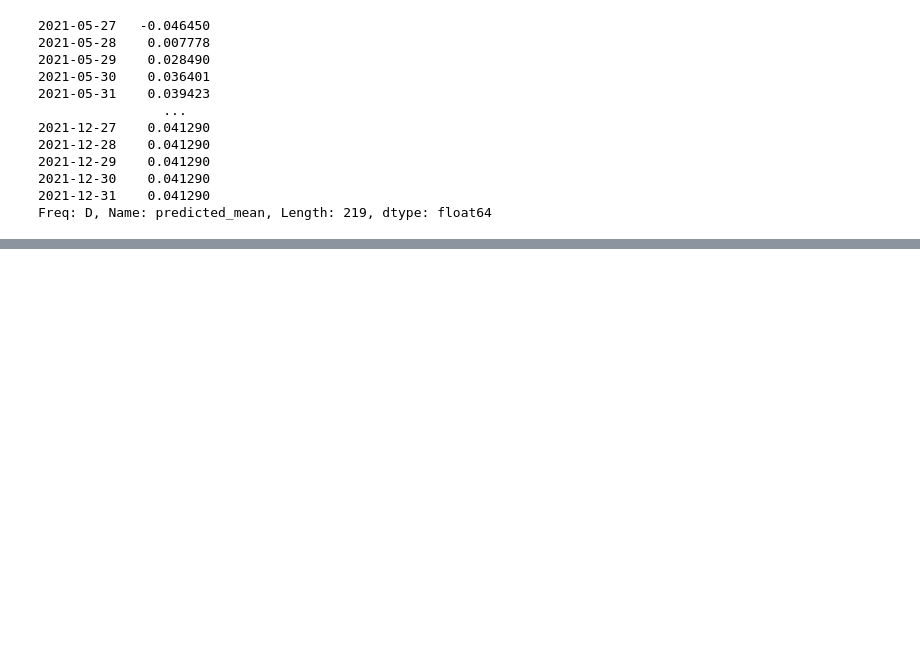
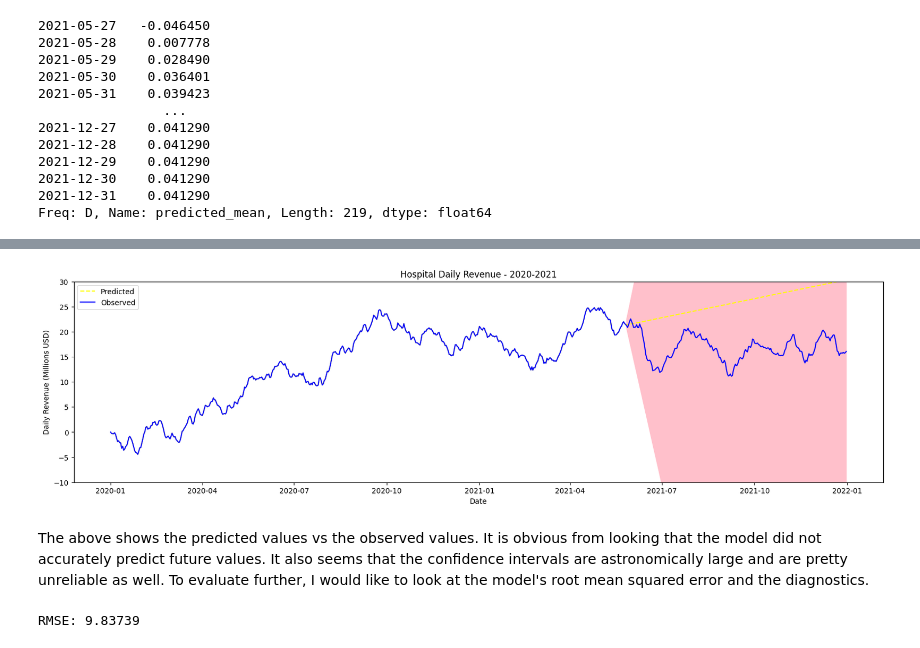
Before and after one commit to CGRowe96/WGU_MSDA, a Jupyter notebook: Untitled-1.ipynb, the cells around one changed output, grey strips where cells are left out. Cells and saved outputs as stored; diff of their text form; code cells hidden in the pictures; blank space fills up the shorter version.

```diff
--- a/Untitled-1.ipynb
+++ b/Untitled-1.ipynb
@@ -359,0 +362,6 @@ Looking at the above, it seems like the model was not very effective at predicti
+# %%
+med_df_forecast = pd.DataFrame(forecast_med_rev.predicted_mean)
+med_df_forecast.rename(columns={'predicted_mean' : 'Revenue'}, inplace=True)
+forecast_df = pd.concat([X_train.copy(), med_df_forecast.copy()])
+forecast_df = forecast_df.cumsum()
+forecast_df
@@ -359,0 +382,3 @@ Looking at the above, it seems like the model was not very effective at predicti
+# %%
+conf_int = forecast_med_rev.conf_int()
+conf_int
@@ -359,0 +399,5 @@ Looking at the above, it seems like the model was not very effective at predicti
+# %%
+untrans_row = pd.DataFrame({'lower Revenue':[21.6392907], 'upper Revenue':[21.6392907],'date':['2021-05-26']})
+untrans_row['date'] = pd.to_datetime(untrans_row['date'])
+untrans_row.set_index('date',inplace=True)
+untrans_row
@@ -359,0 +408,5 @@ Looking at the above, it seems like the model was not very effective at predicti
+# %%
+conf_int = pd.concat([untrans_row, conf_int])
+conf_int = conf_int.cumsum()
+conf_int = conf_int.loc['2021-05-27' : '2021-12-31']
+conf_int
@@ -359,0 +427,21 @@ Looking at the above, it seems like the model was not very effective at predicti
+# %%
+plt.figure(figsize=[20,5])
+plt.title("Hospital Daily Revenue - 2020-2021")
+plt.xlabel("Date")
+plt.ylabel("Daily Revenue (Millions USD)")
+plt.plot(forecast_df, color='yellow', linestyle='dashed')
+plt.plot(med_df, color='blue')
+plt.fill_between(conf_int.index, conf_int['lower Revenue'], conf_int['upper Revenue'], color='pink')
+plt.ylim(-10,30)
+plt.legend(['Predicted','Observed'])
+plt.show();
+# %% [output]
+[figure, added]
+# %% [markdown]
+The above shows the predicted values vs the observed values. It is obvious from looking that the model did not accurately predict future values. It also seems that the confidence intervals are astronomically large and are pretty unreliable as well. To evaluate further, I would like to look at the model's root mean squared error and the diagnostics.
+# %%
+rmse = mean_squared_error(med_df.loc['2021-05-27' : '2021-12-31'], forecast_df.Revenue.loc['2021-05-27' : '2021-12-31'])
+rmse = np.sqrt(rmse)
+print(f"RMSE: {round(rmse, 5)}")
+# %% [output]
+RMSE: 9.83739
```
Also changed, not shown: parts of 10 cells of this notebook.
